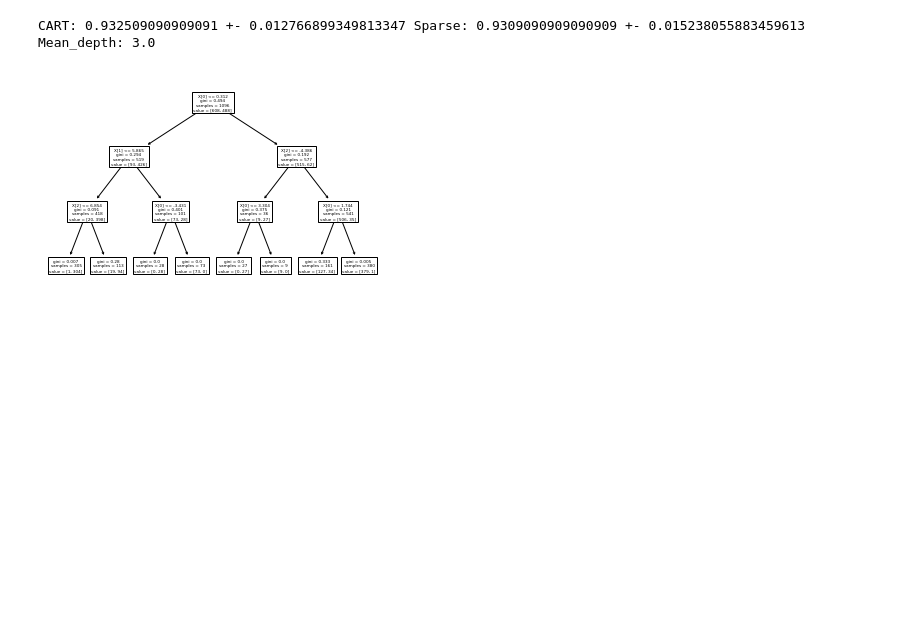
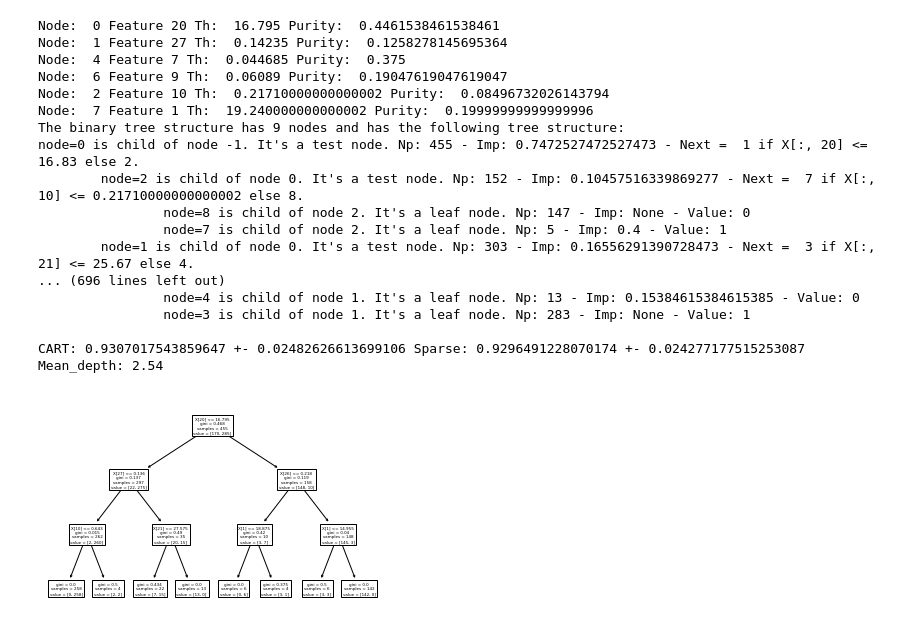
Before and after one commit to tom1092/Sparse-Minimal-Decision-Trees, a Jupyter notebook: SparseMinimalDT.ipynb, the cells around one changed output. Cells and saved outputs as stored; diff of their text form; code cells hidden in the pictures; blank space fills up the shorter version.

```diff
--- a/SparseMinimalDT.ipynb
+++ b/SparseMinimalDT.ipynb
@@ -351,45 +544,73 @@ for i in tqdm(range(50)):
     #y = X[:, -1].astype(int)
     #X = X[:, 0:-1]
 
     #Banknote
-    X = np.load("datasets/banknote_train.npy")
-    y = np.load("datasets/banknote_label.npy")
+    #X = np.load("datasets/banknote_train.npy")
+    #y = np.load("datasets/banknote_label.npy")
 
 
     #Cancer
-    #data = load_breast_cancer()
-    #X = data.data
-    #y = data.target
+    data = load_breast_cancer()
+    X = data.data
+    y = data.target
 
     #X = X[y!=2]
     #y = y[y!=2]
 
     X, X_test, y, y_test = train_test_split(X, y, test_size=0.2, stratify=y, random_state = i)
     #scaler = StandardScaler()
     #X = scaler.fit_transform(X)
     #X_test = scaler.fit_transform(X_test)
 
     #CART
-    clf = tree.DecisionTreeClassifier(max_depth=3, random_state=i)
+    clf = tree.DecisionTreeClassifier(max_depth=3, random_state=i, min_samples_leaf = 4)
     clf = clf.fit(X, y)
+
+    #CART TAO
+    cart_tree = ClassificationTree()
+    cart_tree.initialize_from_CART(X, y, clf)
+    tao = TAO(cart_tree)
+    tao.evolve(X, y)
+    preds = cart_tree.predict_data(X_test, cart_tree.tree[0])
+    cart_score = cart_tree.score(preds, y_test)
     tree.plot_tree(clf)
-    c_score = clf.score(X_test, y_test)
+    #c_score = clf.score(X_test, y_test)
     #print(c_score)
     #print("CART test: ", c_score)
-    cart.append(c_score)
+    cart.append(cart_score)
 
     #Sparse
-    root = train_tree(X, y, n_splits = 7)
-    sp_depth.append(get_depth(root))
-    #visit(root)
-    preds = predict_data(X_test, root)
-    sparse_score = score(preds, y_test)
+    root = train_tree(X, y, n_splits = 7, min_points_leaf = 3)
+    sparse_tree = ClassificationTree()
+    sp_depth.append(sparse_tree.get_depth(root))
+    sparse_tree.initialize(X, y, root)
+    tao = TAO(sparse_tree)
+    tao.evolve(X, y)
+    sparse_tree.print_tree_structure()
+    preds = sparse_tree.predict_data(X_test, root)
+    sparse_score = sparse_tree.score(preds, y_test)
     #print(sparse_score)
     #print("Sparse minimal test: ", sparse_score)
     sp.append(sparse_score)
 
 
 print("CART: %s +- %s Sparse: %s +- %s Mean_depth: %s" % (np.mean(cart), np.std(cart), np.mean(sp), np.std(sp), np.mean(sp_depth)))
 # %% [output]
-CART: 0.932509090909091 +- 0.012766899349813347 Sparse: 0.9309090909090909 +- 0.015238055883459613 Mean_depth: 3.0
+Node:  0 Feature 20 Th:  16.795 Purity:  0.4461538461538461
+Node:  1 Feature 27 Th:  0.14235 Purity:  0.1258278145695364
+Node:  4 Feature 7 Th:  0.044685 Purity:  0.375
+Node:  6 Feature 9 Th:  0.06089 Purity:  0.19047619047619047
+Node:  2 Feature 10 Th:  0.21710000000000002 Purity:  0.08496732026143794
+Node:  7 Feature 1 Th:  19.240000000000002 Purity:  0.19999999999999996
+The binary tree structure has 9 nodes and has the following tree structure:
+node=0 is child of node -1. It's a test node. Np: 455 - Imp: 0.7472527472527473 - Next =  1 if X[:, 20] <= 16.83 else 2.
+        node=2 is child of node 0. It's a test node. Np: 152 - Imp: 0.10457516339869277 - Next =  7 if X[:, 10] <= 0.21710000000000002 else 8.
+                node=8 is child of node 2. It's a leaf node. Np: 147 - Imp: None - Value: 0
+                node=7 is child of node 2. It's a leaf node. Np: 5 - Imp: 0.4 - Value: 1
+        node=1 is child of node 0. It's a test node. Np: 303 - Imp: 0.16556291390728473 - Next =  3 if X[:, 21] <= 25.67 else 4.
+... (696 lines left out)
+                node=4 is child of node 1. It's a leaf node. Np: 13 - Imp: 0.15384615384615385 - Value: 0
+                node=3 is child of node 1. It's a leaf node. Np: 283 - Imp: None - Value: 1
+
+CART: 0.9307017543859647 +- 0.02482626613699106 Sparse: 0.9296491228070174 +- 0.024277177515253087 Mean_depth: 2.54
-[figure, old version]
+[figure, new version]
```
Also changed, not shown: parts of 10 cells of this notebook, 1 other file.
